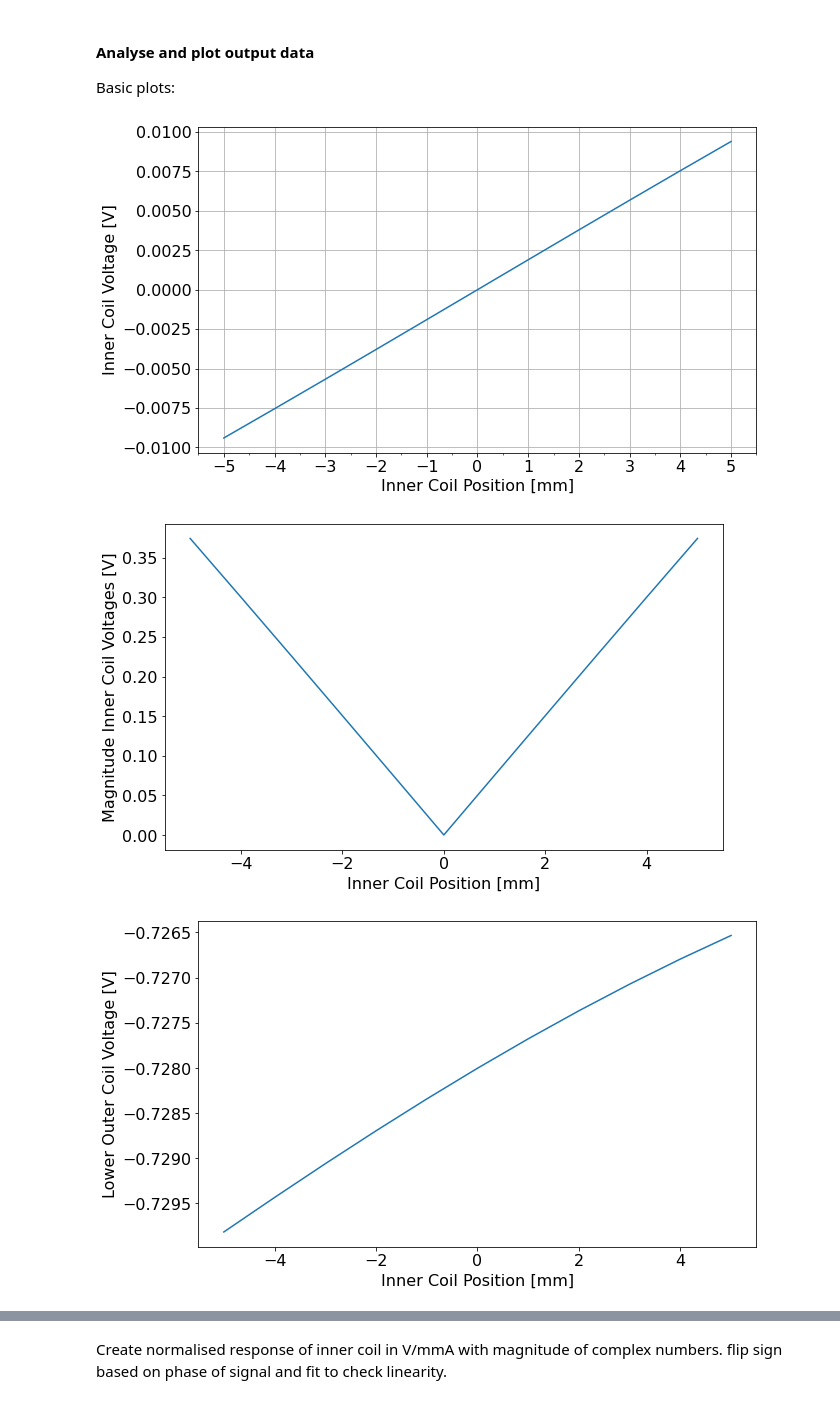
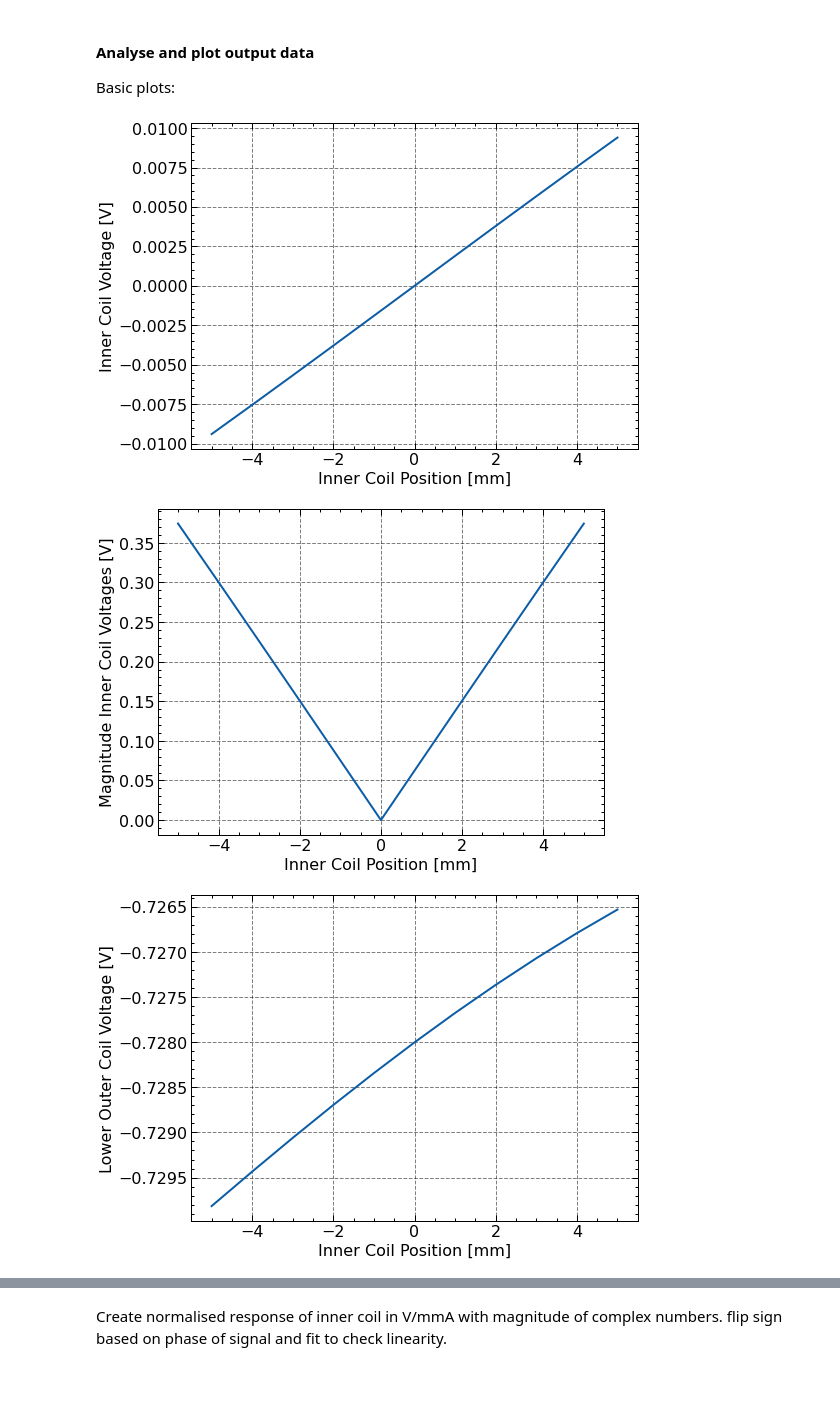
Before and after one commit to beginner117/sim-lvdt, a Jupyter notebook: RevLVDT_Position_ETpf_LIP.ipynb, the cells around one changed output, grey strips where cells are left out. Saved outputs shown, nothing was run; the diff lists cells and outputs as text; code cells hidden in the pictures.

```diff
--- a/RevLVDT_Position_ETpf_LIP.ipynb
+++ b/RevLVDT_Position_ETpf_LIP.ipynb
@@ -575,17 +575,11 @@ if NSteps > 2:
 #### Analyse and plot output data
 Basic plots:
 # %%
-plt.rc('figure', figsize=(10.0, 6.0))
-plt.rcParams.update({'font.size': 16})
-plt.gca().xaxis.set_major_locator(plt.MultipleLocator(1.0))
-plt.gca().xaxis.set_minor_locator(plt.MultipleLocator(0.5))
+plt.style.use(['science','grid','notebook'])
 
 plt.plot(InnCoil_Positions, InnCoil_Voltages.real)
 plt.ylabel('Inner Coil Voltage [V]')
 plt.xlabel('Inner Coil Position [mm]')
-plt.gca().xaxis.set_major_locator(plt.MultipleLocator(1.0))
-plt.gca().xaxis.set_minor_locator(plt.MultipleLocator(0.5))
-plt.grid()
 plt.show()
 
 plt.plot(InnCoil_Positions, abs(InnCoil_Voltages))
@@ -600,33 +594,33 @@ plt.show()
 
 plt.plot(InnCoil_Positions, UppOutCoil_Voltages.real)
 plt.ylabel('Upper Outer Coil Voltage [V]')
 plt.xlabel('Inner Coil Position [mm]')
 plt.show()
 
 plt.plot(InnCoil_Positions, abs(LowOutCoil_Voltages), label="Lower outer coil")
 plt.plot(InnCoil_Positions, abs(UppOutCoil_Voltages), label="Upper outer coil")
 plt.ylabel('Magnitude Outer Coil Voltages [V]')
 plt.xlabel('Inner Coil Position [mm]')
 plt.legend(frameon=False)
 plt.show()
 
 
 InnCoil_Phases = np.angle(InnCoil_Voltages)
 LowOutCoil_Phases = np.angle(LowOutCoil_Voltages)
 UppOutCoil_Phases = np.angle(UppOutCoil_Voltages)
 print(InnCoil_Phases)
 print(LowOutCoil_Phases)
 print(UppOutCoil_Phases)
 print("Phase offset:", InnCoil_Phases[0] - LowOutCoil_Phases[0], InnCoil_Phases[NSteps] - UppOutCoil_Phases[NSteps])
 
 plt.plot(InnCoil_Positions, InnCoil_Phases, label="Inner coil")
 plt.plot(InnCoil_Positions, LowOutCoil_Phases, label="Lower outer coil")
 plt.plot(InnCoil_Positions, UppOutCoil_Phases, label="Upper outer coil")
 plt.ylabel('Phase [rad]')
 plt.xlabel('Inner Coil Position [mm]')
 plt.legend()
 plt.show()
 # %% [output]
-[figure, old version]
+[figure, new version]
-[figure, old version]
+[figure, new version]
-[figure, old version]
+[figure, new version]
```
Also changed, not shown: parts of 4 cells of this notebook, 4 other files.
